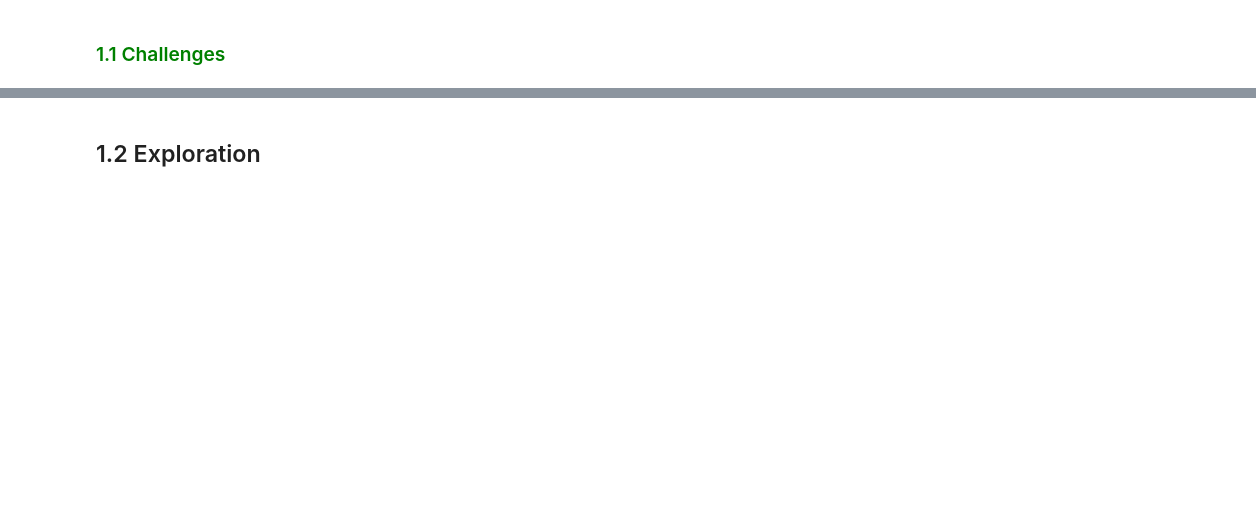
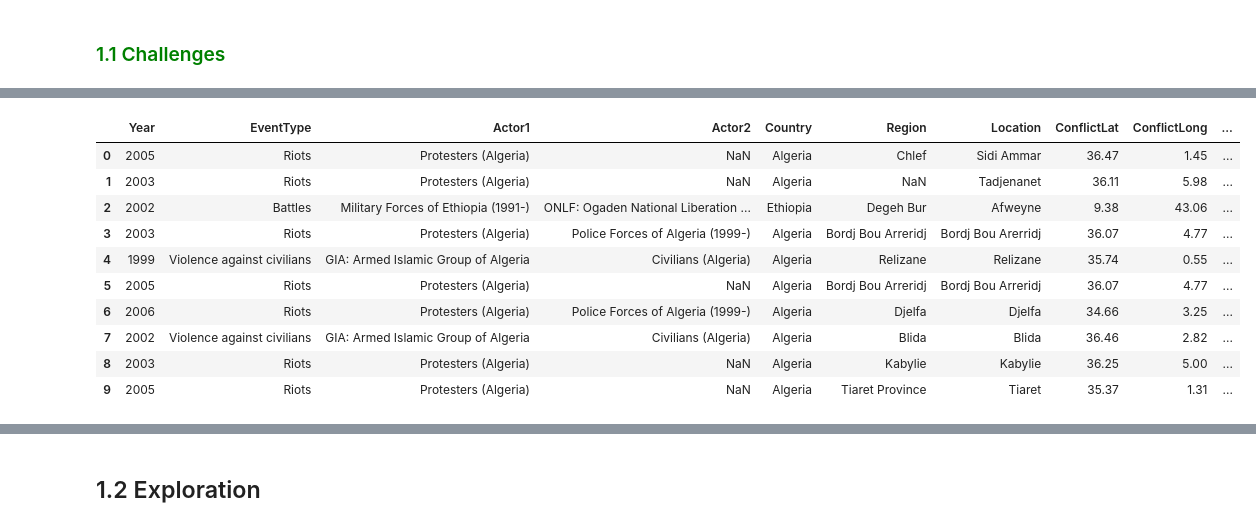
Before and after one commit to stogaja/DATA-SCIENCE, a Jupyter notebook: TUESDAY/Pandas_Basics_II (1).ipynb, the cells around one changed output, grey strips where cells are left out. Drawn from its saved outputs; the diff is of its cells as text; code cells hidden in the pictures; blank space fills up the shorter version.

```diff
--- a/TUESDAY/Pandas_Basics_II (1).ipynb
+++ b/TUESDAY/Pandas_Basics_II (1).ipynb
@@ -98,9 +141,23 @@ OUR CODE GOES HERE
 # %%
 # Challenge 2
 # Preview the excel spreadsheet from the following url
 # url = http://ww2.amstat.org/publications/jse/v20n3/delzell/conflictdata.xlsx
 #
-OUR CODE GOES HERE
+url = 'http://ww2.amstat.org/publications/jse/v20n3/delzell/conflictdata.xlsx'
+df = pd.read_excel(url)
+df.head(10)
+# %% [output]
+|  | Year | EventType | Actor1 | Actor2 | Country | Region | Location | ConflictLat | ConflictLong | ... |
+| 0 | 2005 | Riots | Protesters (Algeria) | NaN | Algeria | Chlef | Sidi Ammar | 36.47 | 1.45 | ... |
+| 1 | 2003 | Riots | Protesters (Algeria) | NaN | Algeria | NaN | Tadjenanet | 36.11 | 5.98 | ... |
+| 2 | 2002 | Battles | Military Forces of Ethiopia (1991-) | ONLF: Ogaden National Liberation ... | Ethiopia | Degeh Bur | Afweyne | 9.38 | 43.06 | ... |
+| 3 | 2003 | Riots | Protesters (Algeria) | Police Forces of Algeria (1999-) | Algeria | Bordj Bou Arreridj | Bordj Bou Arerridj | 36.07 | 4.77 | ... |
+| 4 | 1999 | Violence against civilians | GIA: Armed Islamic Group of Algeria | Civilians (Algeria) | Algeria | Relizane | Relizane | 35.74 | 0.55 | ... |
+| 5 | 2005 | Riots | Protesters (Algeria) | NaN | Algeria | Bordj Bou Arreridj | Bordj Bou Arreridj | 36.07 | 4.77 | ... |
+| 6 | 2006 | Riots | Protesters (Algeria) | Police Forces of Algeria (1999-) | Algeria | Djelfa | Djelfa | 34.66 | 3.25 | ... |
+| 7 | 2002 | Violence against civilians | GIA: Armed Islamic Group of Algeria | Civilians (Algeria) | Algeria | Blida | Blida | 36.46 | 2.82 | ... |
+| 8 | 2003 | Riots | Protesters (Algeria) | NaN | Algeria | Kabylie | Kabylie | 36.25 | 5.00 | ... |
+| 9 | 2005 | Riots | Protesters (Algeria) | NaN | Algeria | Tiaret Province | Tiaret | 35.37 | 1.31 | ... |
 # %%
 # Challenge 3
 # Download and upload the csv file from this url (http://bit.ly/NairobiBusesDataset) (Not Load from Url)
```
Also changed, not shown: parts of 30 cells of this notebook, 5 other files.
